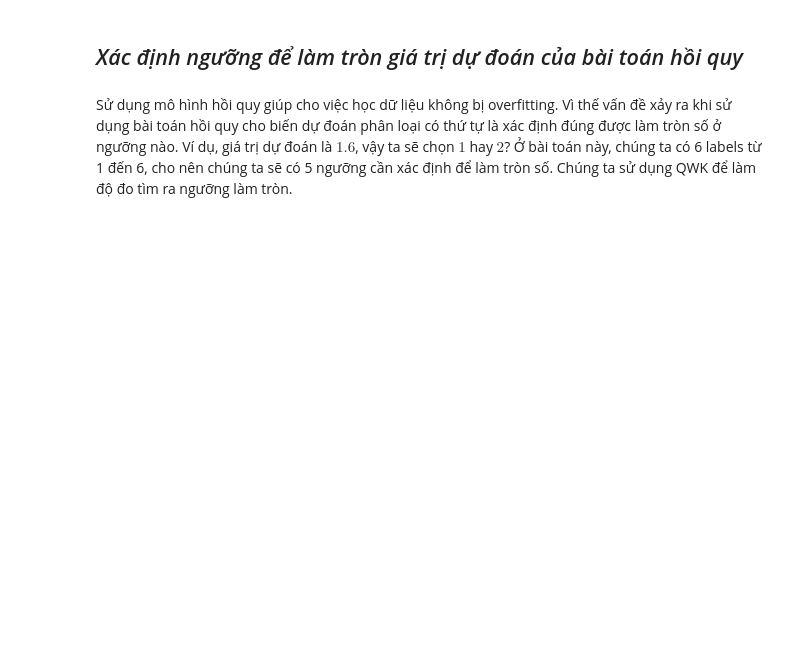
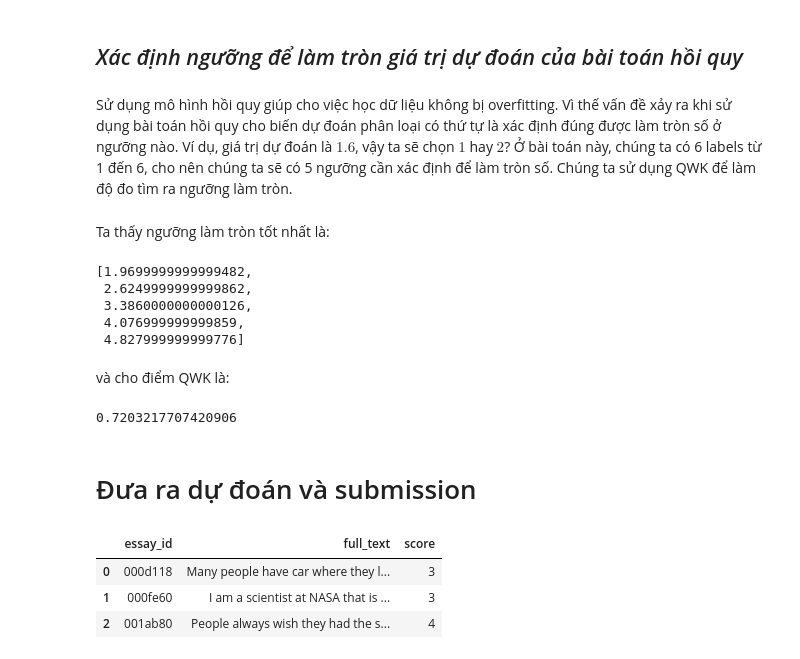
Before and after one commit to dagngyen/hcmus_23-24_automated-essay-scoring, a Jupyter notebook: model_SVM.ipynb, the cells around one changed output. Saved outputs shown, nothing was run; the diff lists cells and outputs as text; code cells hidden in the pictures; blank space fills up the shorter version.

```diff
--- a/model_SVM.ipynb
+++ b/model_SVM.ipynb
@@ -282,7 +311,7 @@ drop_cols = ['essay_id', 'full_text']
 ## _Xây dựng kiểm tra chéo dữ liệu (cross validation) bằng StratifiedKFold_
 # %%
 # Build StratifiedKFold with 5 folds
-FOLDS = 2
+FOLDS = 3
 skf = StratifiedKFold(n_splits=FOLDS, shuffle=True, random_state=42)
 for fold, (train_index, val_index) in enumerate(skf.split(train_processed, train_processed['score'])):
     train_processed.loc[val_index, 'fold'] = fold
@@ -395,7 +391,7 @@ def find_thresholds(true, pred, interrupt=50):
             stop = 0
             while stop < interrupt:
                 # Tìm giá trị ngưỡng mới
-                v += sign * 0.01
+                v += sign * 0.001
                 threshold_test[k] = v
                 pred_round = pd.cut(pred, [-np.inf] + threshold_test + [np.inf],
                                     labels=[1,2,3,4,5,6]).astype('int32')
@@ -411,7 +407,35 @@ def find_thresholds(true, pred, interrupt=50):
 
     # Trả kết quả ngưỡng tốt nhất
     pred_round = pd.cut(pred, [-np.inf] + threshold + [np.inf],
-                    labels=[1,2,3,4,5,6]).astype('int32')
+                        labels=[1,2,3,4,5,6]).astype('int32')
     return threshold, cohen_kappa_score(true, pred_round, weights="quadratic")
 # %%
-best, thresholds = find_thresholds(train_processed.score.values, train_preds)
+thresholds, best_score = find_thresholds(train_processed.score.values, train_preds, 100)
+# %% [markdown]
+Ta thấy ngưỡng làm tròn tốt nhất là:
+# %%
+thresholds
+# %% [output]
+[1.9699999999999482,
+ 2.6249999999999862,
+ 3.3860000000000126,
+ 4.076999999999859,
+ 4.827999999999776]
+# %% [markdown]
+và cho điểm QWK là:
+# %%
+best_score
+# %% [output]
+0.7203217707420906
+# %% [markdown]
+# Đưa ra dự đoán và submission
+# %%
+submission_preds = np.mean(test_preds, axis=1)
+submission_preds = pd.cut(submission_preds, [-np.inf] + thresholds + [np.inf], labels=[1,2,3,4,5,6]).astype('int32')
+submission = pd.concat([test, pd.Series(submission_preds, name='score')], axis=1)
+submission
+# %% [output]
+|  | essay_id | full_text | score |
+| 0 | 000d118 | Many people have car where they l... | 3 |
+| 1 | 000fe60 | I am a scientist at NASA that is ... | 3 |
+| 2 | 001ab80 | People always wish they had the s... | 4 |
```
Also changed, not shown: parts of 14 cells of this notebook.
